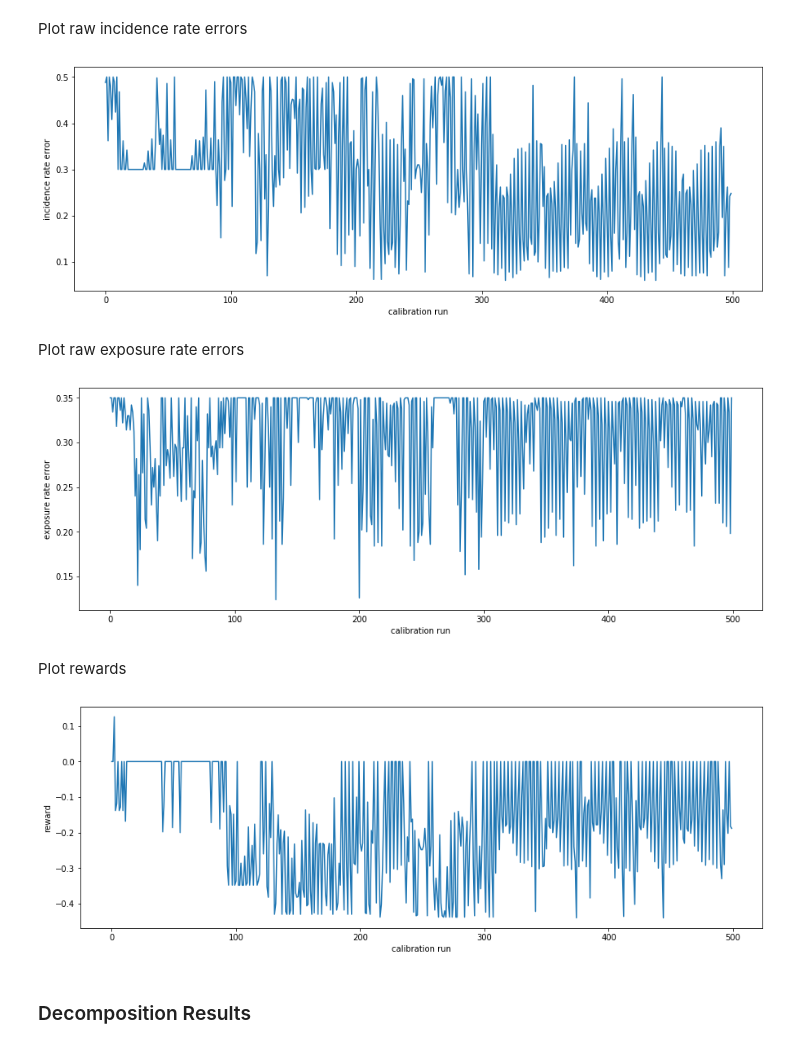
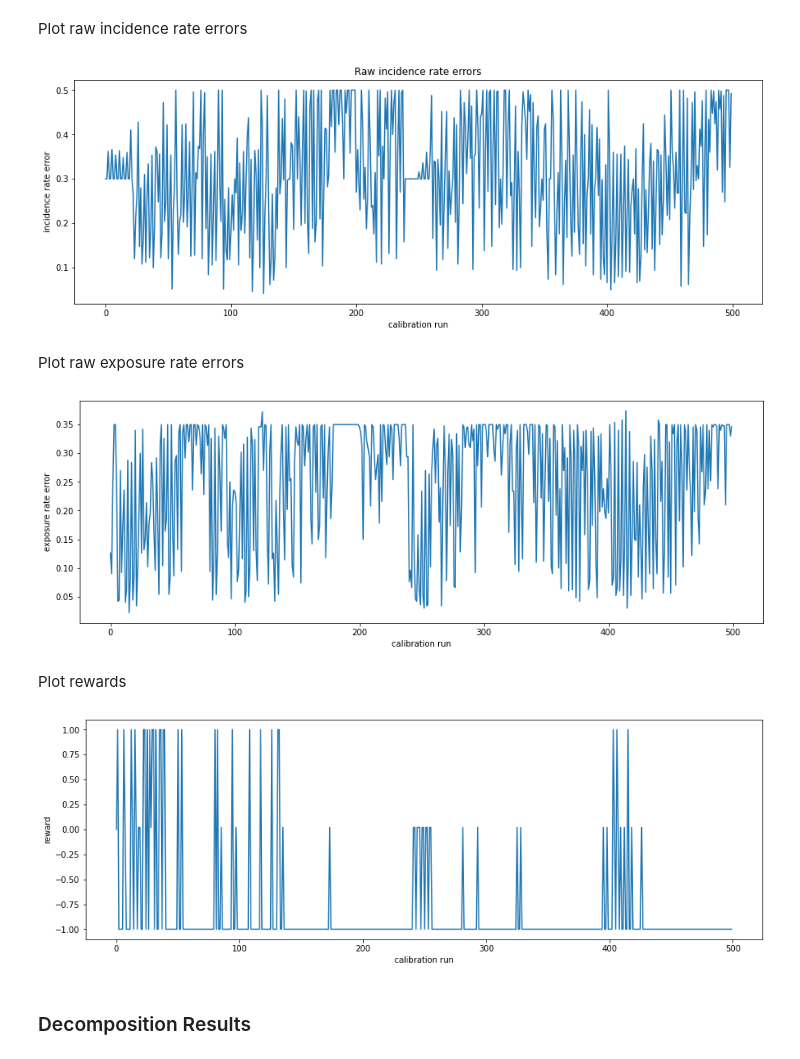
Before and after one commit to dromero1/Tuberculosis-Transmission-ABMS, a Jupyter notebook: statistics/calibration-analysis.ipynb, the cells around one changed output. Saved outputs shown, nothing was run; the diff lists cells and outputs as text; code cells hidden in the pictures.

```diff
--- a/statistics/calibration-analysis.ipynb
+++ b/statistics/calibration-analysis.ipynb
@@ -11,7 +11,7 @@ from statsmodels.tsa.seasonal import seasonal_decompose
 # %% [markdown]
 Source file
 # %%
-file = '..\data\s11mar.csv'
+file = '..\data\m07mar.csv'
 # %% [markdown]
 Read file
 # %%
@@ -34,11 +34,12 @@ Plot raw incidence rate errors
 # %%
 plt.figure(figsize=(15, 5))
 plt.plot(results['IrE'])
 plt.ylabel('incidence rate error')
 plt.xlabel('calibration run')
+plt.title('Raw incidence rate errors')
 plt.show()
 # %% [output]
-[figure, old version]
+[figure, new version]
 # %% [markdown]
 Plot raw exposure rate errors
 # %%
@@ -48,7 +49,7 @@ plt.ylabel('exposure rate error')
 plt.xlabel('calibration run')
 plt.show()
 # %% [output]
-[figure, old version]
+[figure, new version]
 # %% [markdown]
 Plot rewards
 # %%
@@ -58,7 +59,7 @@ plt.ylabel('reward')
 plt.xlabel('calibration run')
 plt.show()
 # %% [output]
-[figure, old version]
+[figure, new version]
 # %% [markdown]
 ### Decomposition Results
 # %% [markdown]
```
Also changed, not shown: parts of 3 cells of this notebook.
